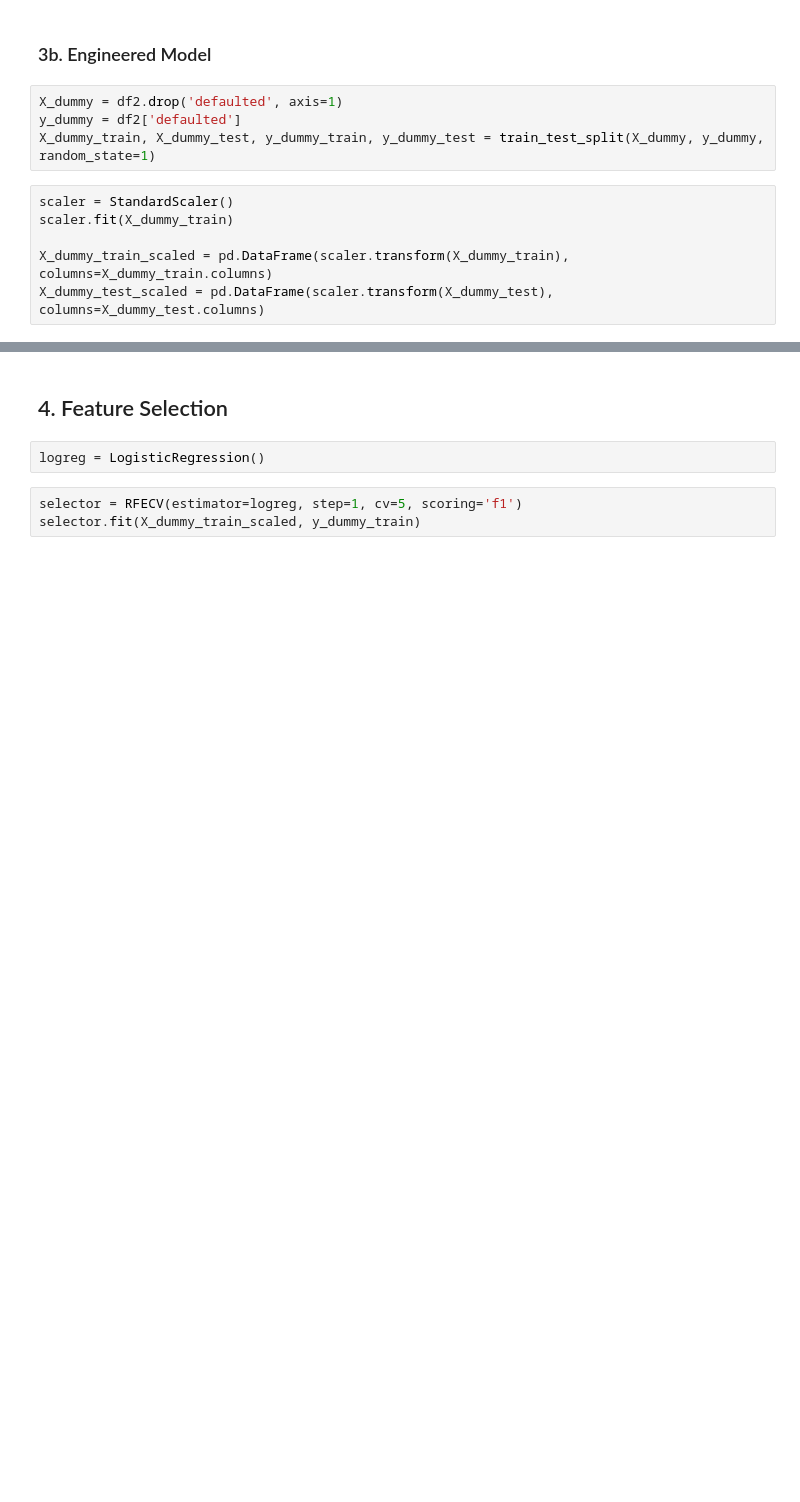
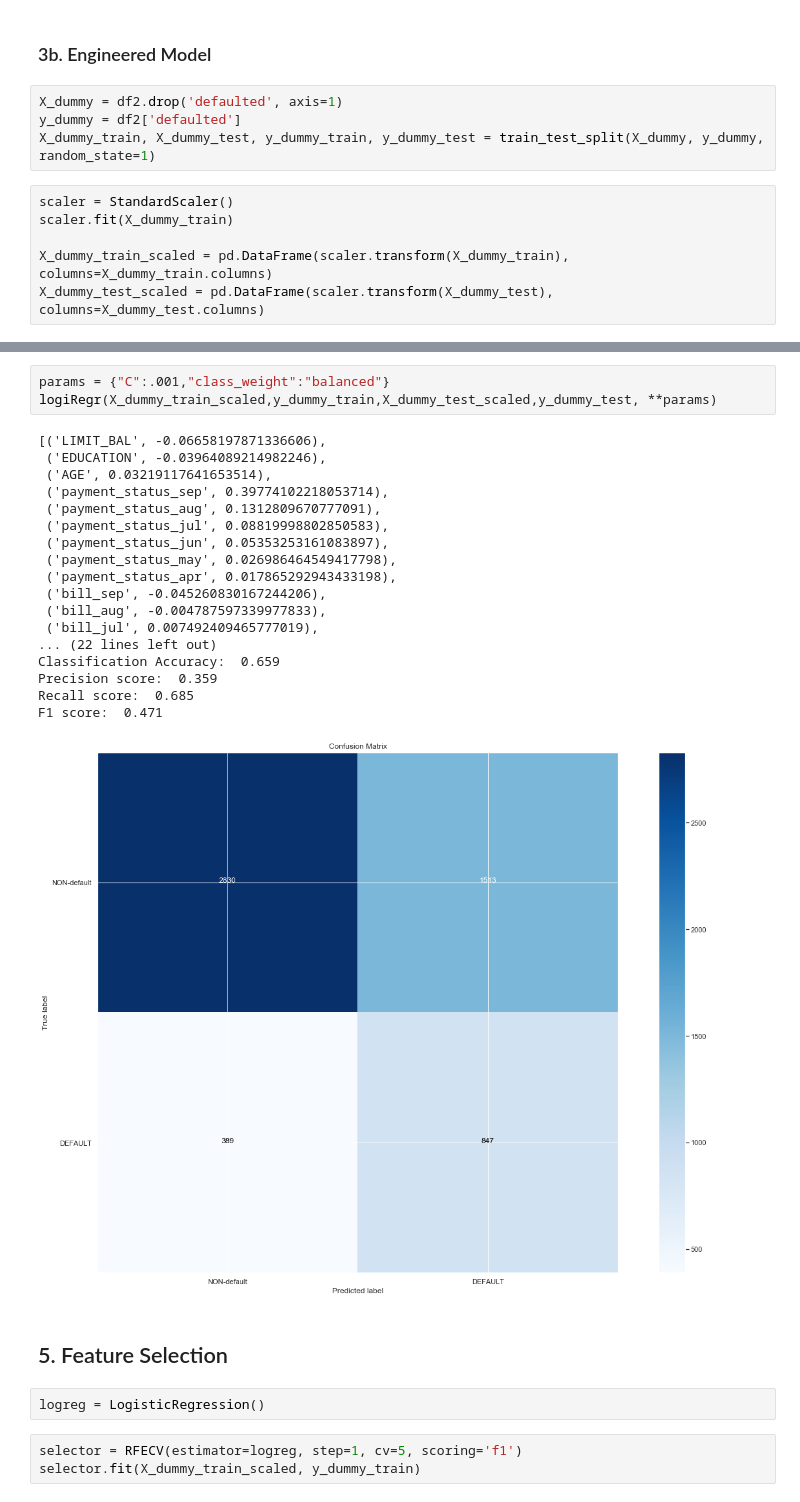
Before and after one commit to jmcneilkeller/Taiwanese_Credit_Card_Defaul, a Jupyter notebook: Taiwan_Repaired.ipynb, the cells around one changed output, grey strips where cells are left out. Cells and saved outputs as stored; diff of their text form; blank space fills up the shorter version.

```diff
--- a/Taiwan_Repaired.ipynb
+++ b/Taiwan_Repaired.ipynb
@@ -721,5 +729,27 @@ F1 score:  0.464
+# %%
+params = {"C":.001,"class_weight":"balanced"}
+logiRegr(X_dummy_train_scaled,y_dummy_train,X_dummy_test_scaled,y_dummy_test, **params)
+# %% [output]
+[('LIMIT_BAL', -0.06658197871336606),
+ ('EDUCATION', -0.03964089214982246),
+ ('AGE', 0.03219117641653514),
+ ('payment_status_sep', 0.39774102218053714),
+ ('payment_status_aug', 0.1312809670777091),
+ ('payment_status_jul', 0.08819998802850583),
+ ('payment_status_jun', 0.05353253161083897),
+ ('payment_status_may', 0.026986464549417798),
+ ('payment_status_apr', 0.017865292943433198),
+ ('bill_sep', -0.045260830167244206),
+ ('bill_aug', -0.004787597339977833),
+ ('bill_jul', 0.007492409465777019),
+... (22 lines left out)
+Classification Accuracy:  0.659
+Precision score:  0.359
+Recall score:  0.685
+F1 score:  0.471
+[figure, added]
 # %% [markdown]
-## 4. Feature Selection
+## 5. Feature Selection
 # %%
 logreg = LogisticRegression()
 # %%
```
Also changed, not shown: parts of 16 cells of this notebook.
